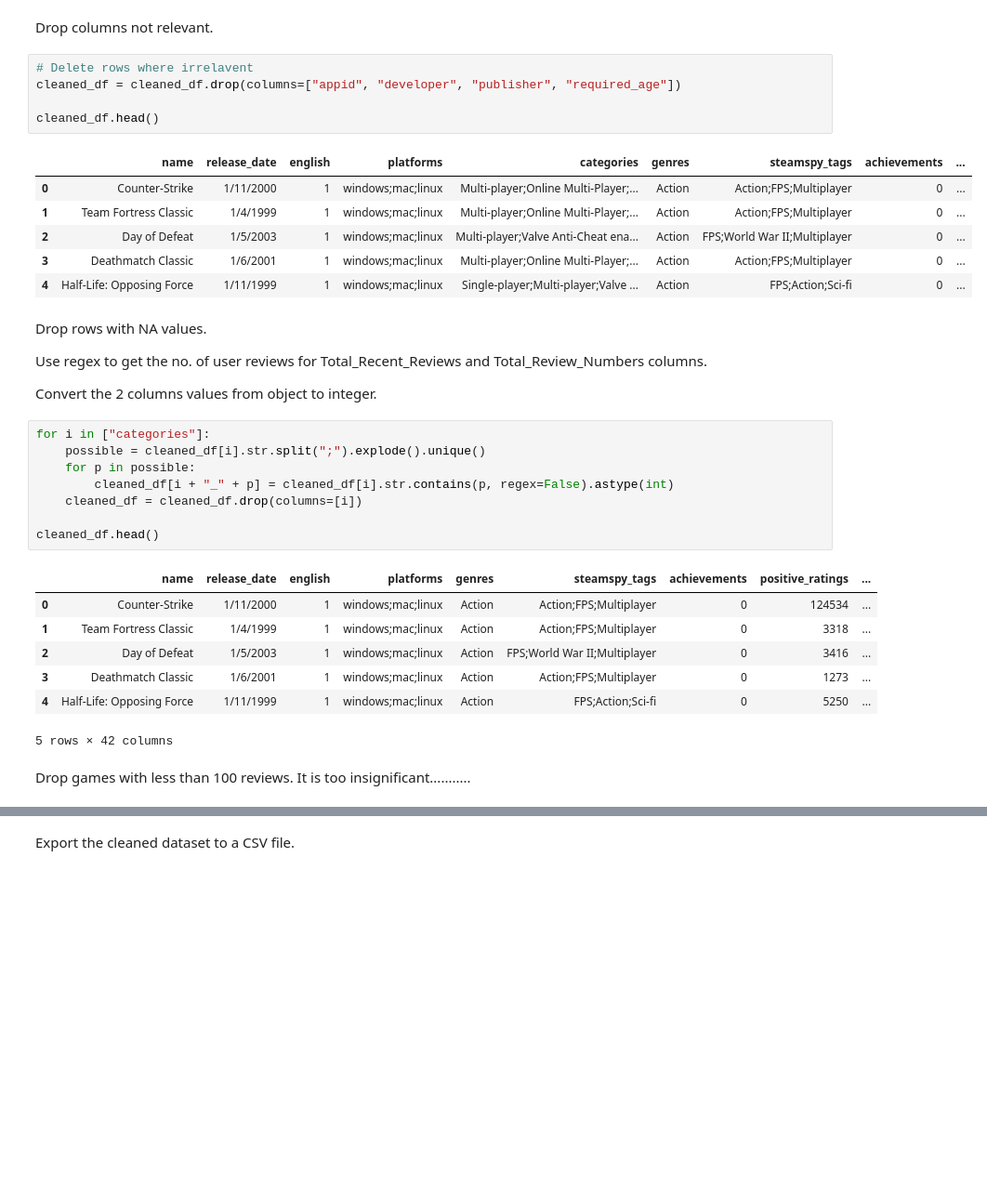
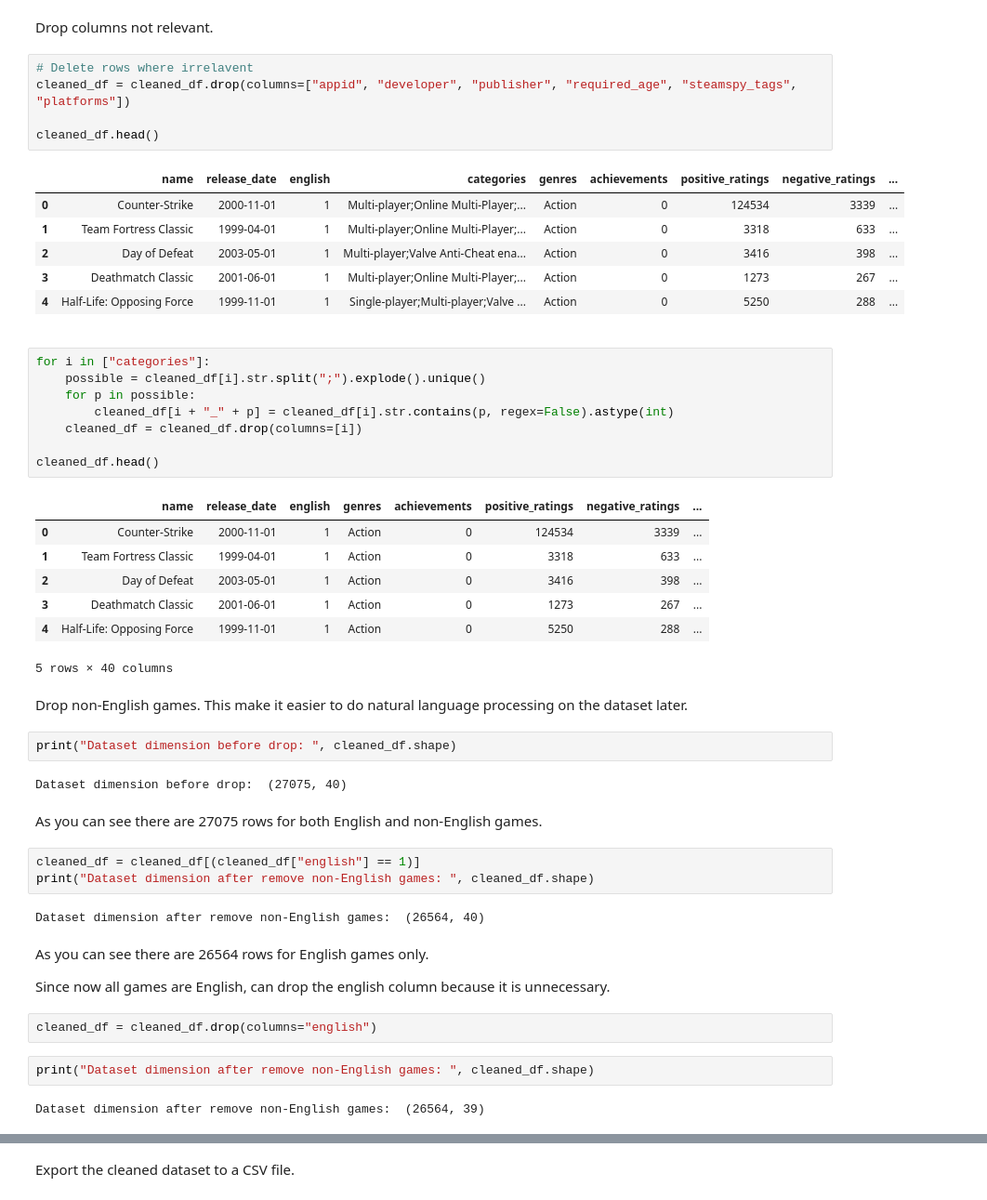
Before and after one commit to Lolfreak/Steam-Games-Analysis, a Jupyter notebook: data-cleaning.ipynb, the cells around one changed output, grey strips where cells are left out. Shown at 93% size. Cells and saved outputs as stored; diff of their text form; blank space fills up the shorter version.

Commit message:
update remove steamspy_tags and platforms column

```diff
--- a/data-cleaning.ipynb
+++ b/data-cleaning.ipynb
@@ -41,22 +41,18 @@ memory usage: 3.7+ MB
 Drop columns not relevant.
 # %%
 # Delete rows where irrelavent
-cleaned_df = cleaned_df.drop(columns=["appid", "developer", "publisher", "required_age"])
+cleaned_df = cleaned_df.drop(columns=["appid", "developer", "publisher", "required_age", "steamspy_tags", "platforms"])
 
 cleaned_df.head()
 # %% [output]
-|  | name | release_date | english | platforms | categories | genres | steamspy_tags | achievements | ... |
-| 0 | Counter-Strike | 1/11/2000 | 1 | windows;mac;linux | Multi-player;Online Multi-Player;... | Action | Action;FPS;Multiplayer | 0 | ... |
-| 1 | Team Fortress Classic | 1/4/1999 | 1 | windows;mac;linux | Multi-player;Online Multi-Player;... | Action | Action;FPS;Multiplayer | 0 | ... |
-| 2 | Day of Defeat | 1/5/2003 | 1 | windows;mac;linux | Multi-player;Valve Anti-Cheat ena... | Action | FPS;World War II;Multiplayer | 0 | ... |
-| 3 | Deathmatch Classic | 1/6/2001 | 1 | windows;mac;linux | Multi-player;Online Multi-Player;... | Action | Action;FPS;Multiplayer | 0 | ... |
-| 4 | Half-Life: Opposing Force | 1/11/1999 | 1 | windows;mac;linux | Single-player;Multi-player;Valve ... | Action | FPS;Action;Sci-fi | 0 | ... |
+|  | name | release_date | english | categories | genres | achievements | positive_ratings | negative_ratings | ... |
+| 0 | Counter-Strike | 2000-11-01 | 1 | Multi-player;Online Multi-Player;... | Action | 0 | 124534 | 3339 | ... |
+| 1 | Team Fortress Classic | 1999-04-01 | 1 | Multi-player;Online Multi-Player;... | Action | 0 | 3318 | 633 | ... |
+| 2 | Day of Defeat | 2003-05-01 | 1 | Multi-player;Valve Anti-Cheat ena... | Action | 0 | 3416 | 398 | ... |
+| 3 | Deathmatch Classic | 2001-06-01 | 1 | Multi-player;Online Multi-Player;... | Action | 0 | 1273 | 267 | ... |
+| 4 | Half-Life: Opposing Force | 1999-11-01 | 1 | Single-player;Multi-player;Valve ... | Action | 0 | 5250 | 288 | ... |
 # %% [markdown]
-Drop rows with NA values.
-
-Use regex to get the no. of user reviews for Total_Recent_Reviews and Total_Review_Numbers columns.
-
-Convert the 2 columns values from object to integer.
+<insert description>
 # %%
 for i in ["categories"]:
     possible = cleaned_df[i].str.split(";").explode().unique()
@@ -66,12 +62,33 @@ for i in ["categories"]:
 
 cleaned_df.head()
 # %% [output]
-|  | name | release_date | english | platforms | genres | steamspy_tags | achievements | positive_ratings | ... |
-| 0 | Counter-Strike | 1/11/2000 | 1 | windows;mac;linux | Action | Action;FPS;Multiplayer | 0 | 124534 | ... |
-| 1 | Team Fortress Classic | 1/4/1999 | 1 | windows;mac;linux | Action | Action;FPS;Multiplayer | 0 | 3318 | ... |
-| 2 | Day of Defeat | 1/5/2003 | 1 | windows;mac;linux | Action | FPS;World War II;Multiplayer | 0 | 3416 | ... |
-| 3 | Deathmatch Classic | 1/6/2001 | 1 | windows;mac;linux | Action | Action;FPS;Multiplayer | 0 | 1273 | ... |
-| 4 | Half-Life: Opposing Force | 1/11/1999 | 1 | windows;mac;linux | Action | FPS;Action;Sci-fi | 0 | 5250 | ... |
+|  | name | release_date | english | genres | achievements | positive_ratings | negative_ratings | ... |
+| 0 | Counter-Strike | 2000-11-01 | 1 | Action | 0 | 124534 | 3339 | ... |
+| 1 | Team Fortress Classic | 1999-04-01 | 1 | Action | 0 | 3318 | 633 | ... |
+| 2 | Day of Defeat | 2003-05-01 | 1 | Action | 0 | 3416 | 398 | ... |
+| 3 | Deathmatch Classic | 2001-06-01 | 1 | Action | 0 | 1273 | 267 | ... |
+| 4 | Half-Life: Opposing Force | 1999-11-01 | 1 | Action | 0 | 5250 | 288 | ... |
-5 rows × 42 columns
+5 rows × 40 columns
+# %% [markdown]
+Drop non-English games. This make it easier to do natural language processing on the dataset later.
+# %%
+print("Dataset dimension before drop: ", cleaned_df.shape)
+# %% [output]
+Dataset dimension before drop:  (27075, 40)
 # %% [markdown]
-Drop games with less than 100 reviews. It is too insignificant...........
+As you can see there are 27075 rows for both English and non-English games.
+# %%
+cleaned_df = cleaned_df[(cleaned_df["english"] == 1)]
+print("Dataset dimension after remove non-English games: ", cleaned_df.shape)
+# %% [output]
+Dataset dimension after remove non-English games:  (26564, 40)
+# %% [markdown]
+As you can see there are 26564 rows for English games only.
+
+Since now all games are English, can drop the english column because it is unnecessary.
+# %%
+cleaned_df = cleaned_df.drop(columns="english")
+# %%
+print("Dataset dimension after remove non-English games: ", cleaned_df.shape)
+# %% [output]
+Dataset dimension after remove non-English games:  (26564, 39)
```
Also changed, not shown: parts of 5 cells of this notebook, 1 other file.
